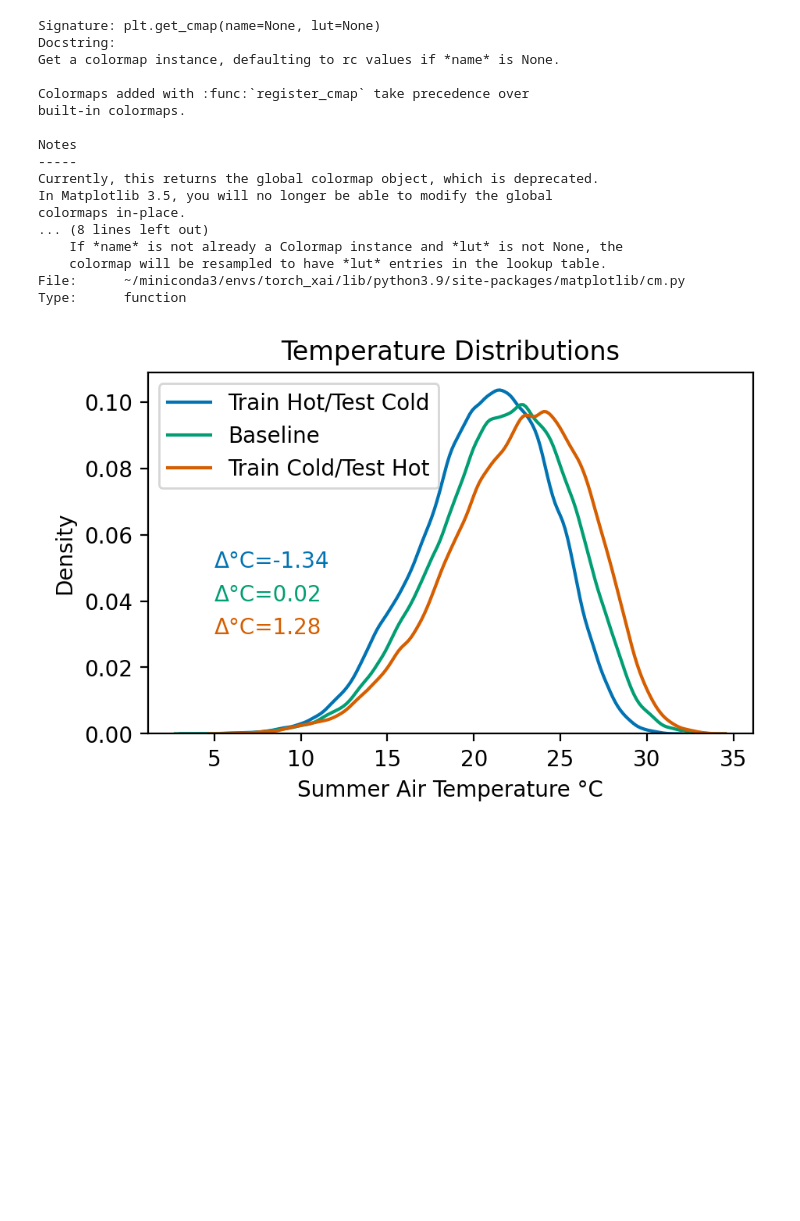
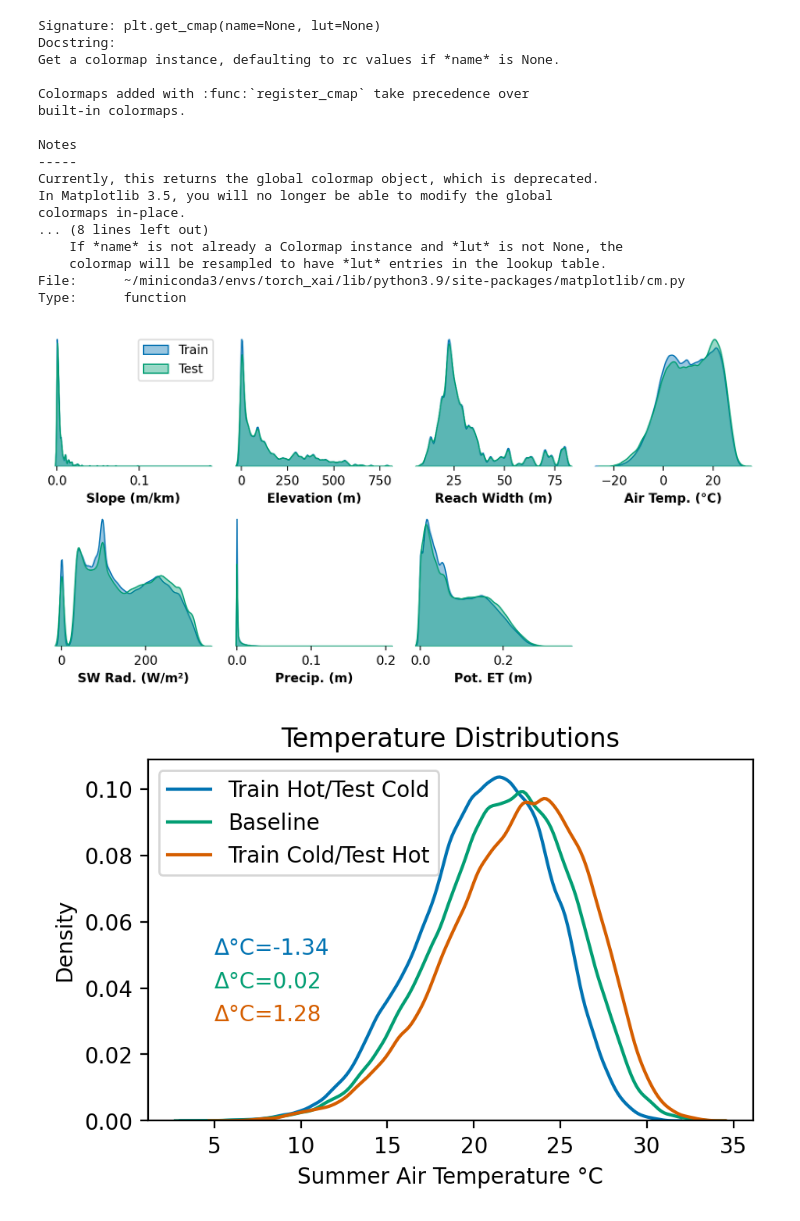
Before and after one commit to SimonTopp/riv_dl_drb_generalizability, a Jupyter notebook: 2_analysis/04_02_03_CustomExpGrad_Model_Comps.ipynb, the cells around one changed output. Saved outputs shown, nothing was run; the diff lists cells and outputs as text; code cells hidden in the pictures; blank space fills up the shorter version.

Commit message:
Updated baseline distributoin fig

```diff
--- a/2_analysis/04_02_03_CustomExpGrad_Model_Comps.ipynb
+++ b/2_analysis/04_02_03_CustomExpGrad_Model_Comps.ipynb
@@ -539,6 +540,32 @@ def reformat_prepped(prepped,seq_len,partition='tst'):
     df['date']=pd.to_datetime(dates)
     df['month']=df['date'].dt.month
     return df
+# %%
+##Look at baseline distributions
+baseline_prepped = np.load(f"../../river-dl/results/baseline/RGCN/prepped.npz")
+x_vars = baseline_prepped['x_vars']
+baseline_trn = reformat_prepped(np.load(f"../../river-dl/results/baseline/RGCN/prepped.npz"),90,'trn')
+baseline_tst = reformat_prepped(np.load(f"../../river-dl/results/baseline/RGCN/prepped.npz"),90,'tst')
+# %%
+plt.style.use('default')
+plt.style.use('seaborn-colorblind')
+labs=np.array(['Slope (m/km)','Elevation (m)','Reach Width (m)','Air Temp. (°C)', 'SW Rad. (W/m\u00b2)', 'Precip. (m)', 'Pot. ET (m)'])
+fig, axes = plt.subplots(2,4, figsize =(8,4), dpi=200,constrained_layout=True)
+for i in range(7):
+    sns.kdeplot(baseline_trn[x_vars[i]],ax=axes.ravel()[i],label = 'Train', alpha=.4, fill=True)
+    sns.kdeplot(baseline_tst[x_vars[i]],ax=axes.ravel()[i],label = 'Test', alpha=.4,fill=True)
+    axes.ravel()[i].set_xlabel(labs[i],fontweight='bold')
+    axes.ravel()[i].set_ylabel('')
+    axes.ravel()[i].axes.yaxis.set_visible(False)
+    axes.ravel()[i].set_frame_on(False)
+axes.ravel()[-1].set_axis_off()
+axes.ravel()[0].legend(loc='upper right')
+axes.ravel()[0].set_ylabel('Density')
+axes.ravel()[4].set_ylabel('Density')
+
+plt.savefig('figures/baseline_input_distributions.png',dpi=200)
+# %% [output]
+[figure, added]
 # %%
 baseline = reformat_prepped(data_rgcn,90)
 lto_max = reformat_prepped(np.load(f"../../river-dl/results/LTO/RGCN/max/prepped.npz"),90)
```
Also changed, not shown: parts of 1 cell of this notebook.
